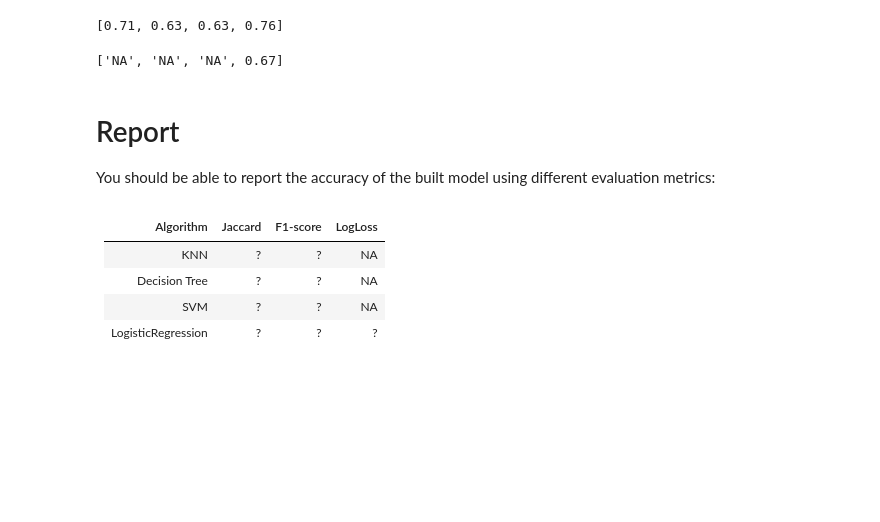
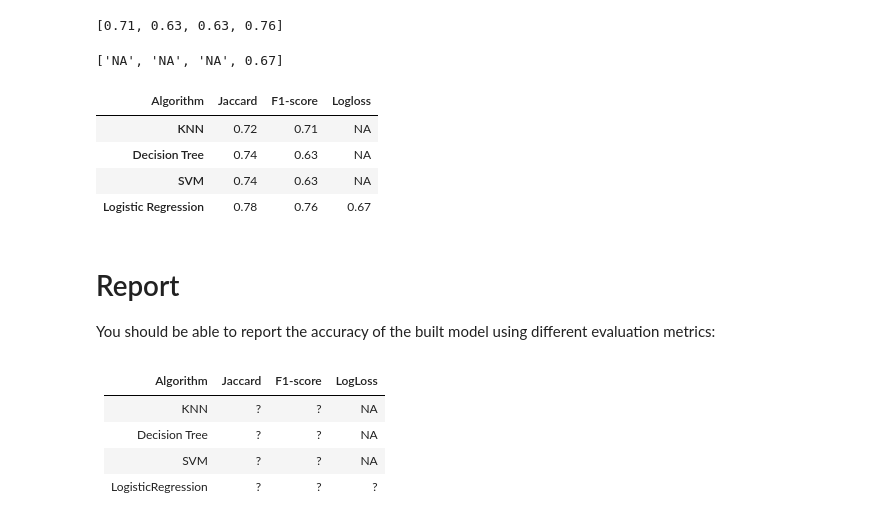
Before and after one commit to fsiddh/IBM-Data-Science-Professional-Certification, a Jupyter notebook: Machine Learning with Python/Week 6 (Final Project)/Final_Project.ipynb, the cells around one changed output. Drawn from its saved outputs; the diff is of its cells as text; code cells hidden in the pictures; blank space fills up the shorter version.

```diff
--- a/Machine Learning with Python/Week 6 (Final Project)/Final_Project.ipynb
+++ b/Machine Learning with Python/Week 6 (Final Project)/Final_Project.ipynb
@@ -666,6 +666,13 @@ accuracy_df = pd.DataFrame([jss_list, f1_list, ll_list], index = index, columns
 # %%
 accuracy_df1 = accuracy_df.transpose()
 accuracy_df1.columns.name = 'Algorithm'
+accuracy_df1
+# %% [output]
+| Algorithm | Jaccard | F1-score | Logloss |
+| KNN | 0.72 | 0.71 | NA |
+| Decision Tree | 0.74 | 0.63 | NA |
+| SVM | 0.74 | 0.63 | NA |
+| Logistic Regression | 0.78 | 0.76 | 0.67 |
 # %% [markdown]
 # Report
 You should be able to report the accuracy of the built model using different evaluation metrics:
```
